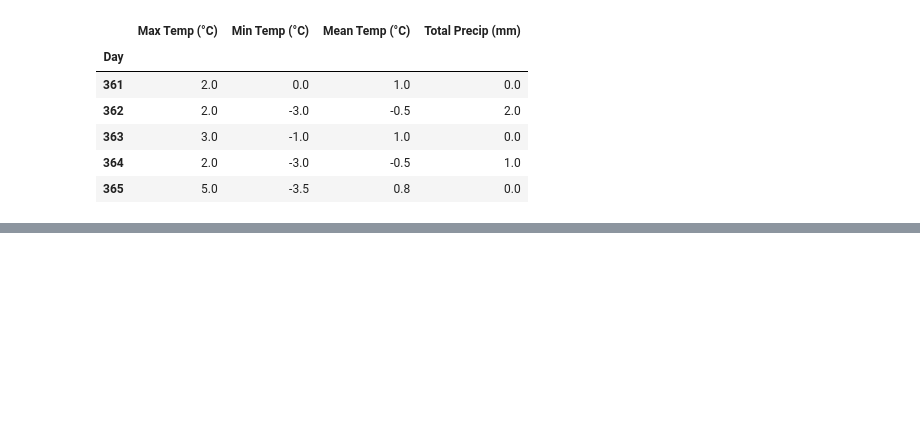
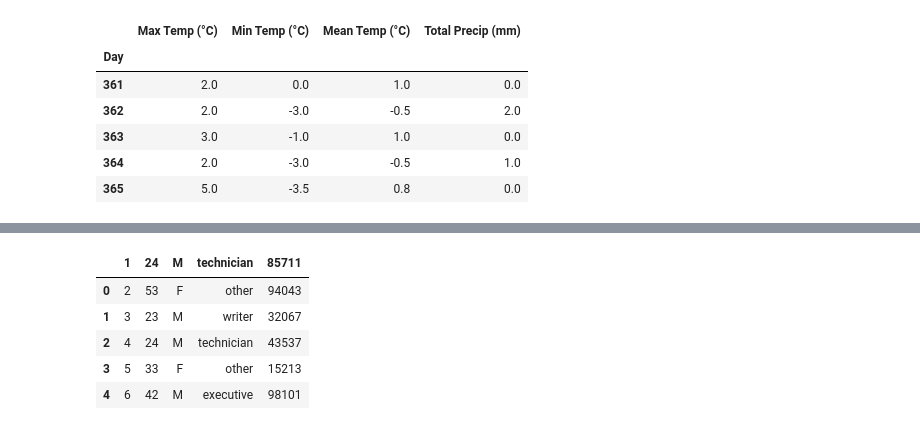
Before and after one commit to igormori/Python-Labs, a Jupyter notebook: Pandas.ipynb, the cells around one changed output, grey strips where cells are left out. Cells and saved outputs as stored; diff of their text form; code cells hidden in the pictures; blank space fills up the shorter version.

```diff
--- a/Pandas.ipynb
+++ b/Pandas.ipynb
@@ -93,0 +112,10 @@ df['precip'] / df['t_avg']
+# %%
+movies = pd.read_table('http://bit.ly/movieusers',sep="|")
+movies.head()  # now we defined the separator, but the header of the table are the first row lets change it
+# %% [output]
+|  | 1 | 24 | M | technician | 85711 |
+| 0 | 2 | 53 | F | other | 94043 |
+| 1 | 3 | 23 | M | writer | 32067 |
+| 2 | 4 | 24 | M | technician | 43537 |
+| 3 | 5 | 33 | F | other | 15213 |
+| 4 | 6 | 42 | M | executive | 98101 |
```
Also changed, not shown: parts of 14 cells of this notebook.
